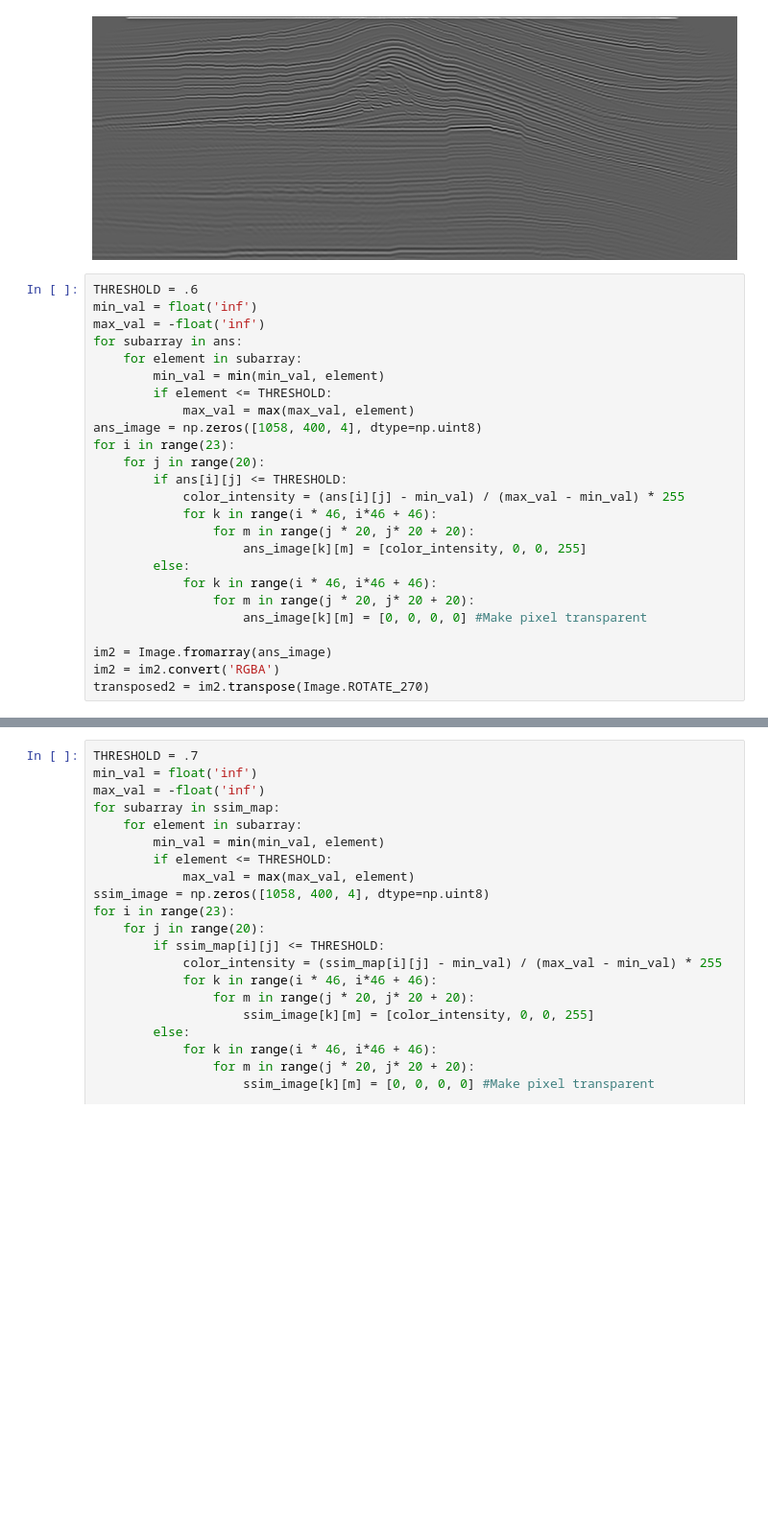
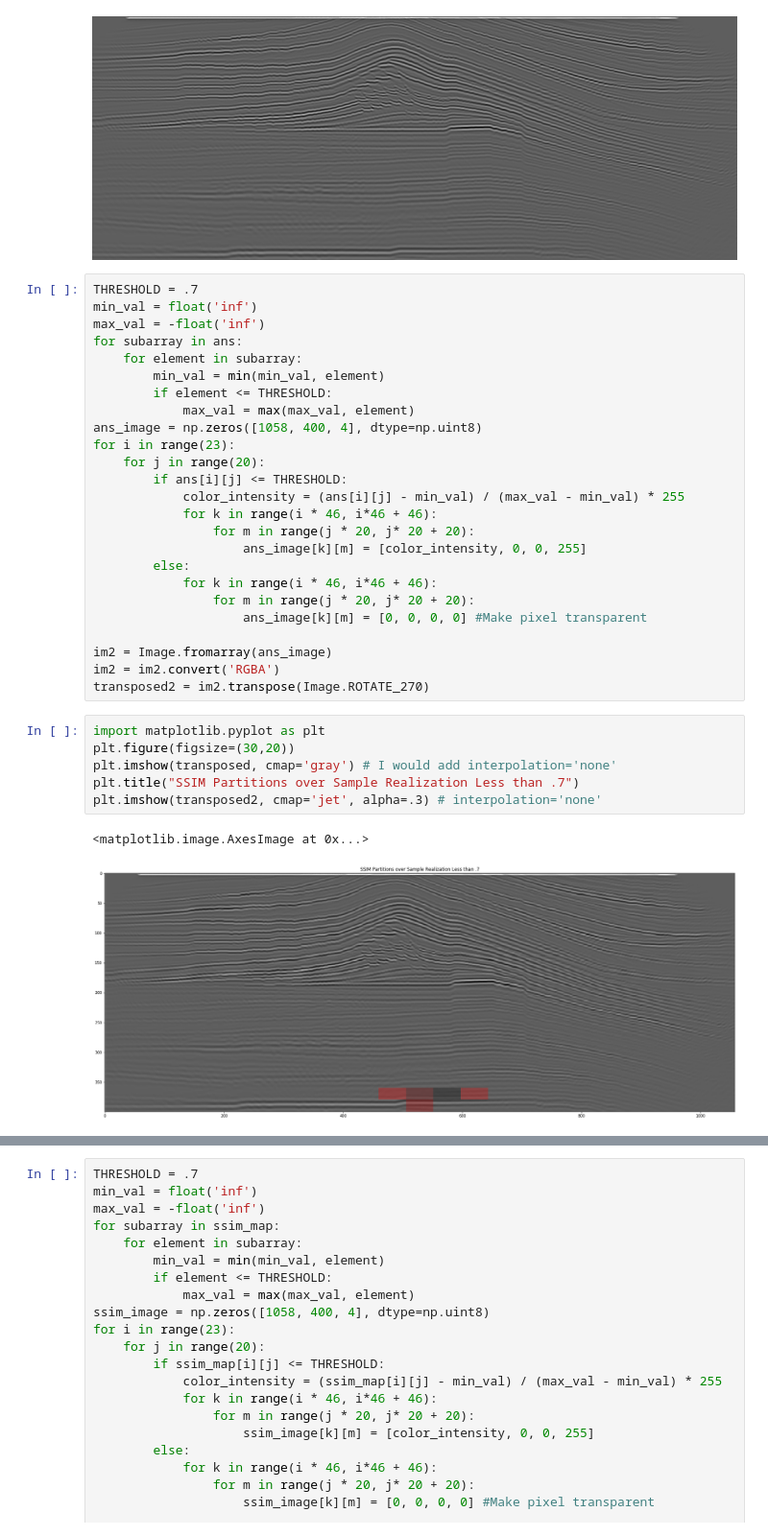
Before and after one commit to agrippa/geo-owl-ogy, a Jupyter notebook: Jonathan's Workspace/BP SMC Standard Deviation Map.ipynb, the cells around one changed output, grey strips where cells are left out. Shown at 96% size. Saved outputs shown, nothing was run; the diff lists cells and outputs as text; blank space fills up the shorter version.

```diff
--- a/Jonathan's Workspace/BP SMC Standard Deviation Map.ipynb
+++ b/Jonathan's Workspace/BP SMC Standard Deviation Map.ipynb
@@ -307,7 +272,7 @@ transposed
 # %% [output]
 [figure]
 # %%
-THRESHOLD = .6
+THRESHOLD = .7
 min_val = float('inf')
 max_val = -float('inf')
 for subarray in ans:
@@ -331,3 +296,12 @@ for i in range(23):
 im2 = Image.fromarray(ans_image)
 im2 = im2.convert('RGBA')
 transposed2 = im2.transpose(Image.ROTATE_270)
+# %%
+import matplotlib.pyplot as plt
+plt.figure(figsize=(30,20))
+plt.imshow(transposed, cmap='gray') # I would add interpolation='none'
+plt.title("SSIM Partitions over Sample Realization Less than .7")
+plt.imshow(transposed2, cmap='jet', alpha=.3) # interpolation='none'
+# %% [output]
+<matplotlib.image.AxesImage at 0x...>
+[figure, added]
```
Also changed, not shown: parts of 17 cells of this notebook.
